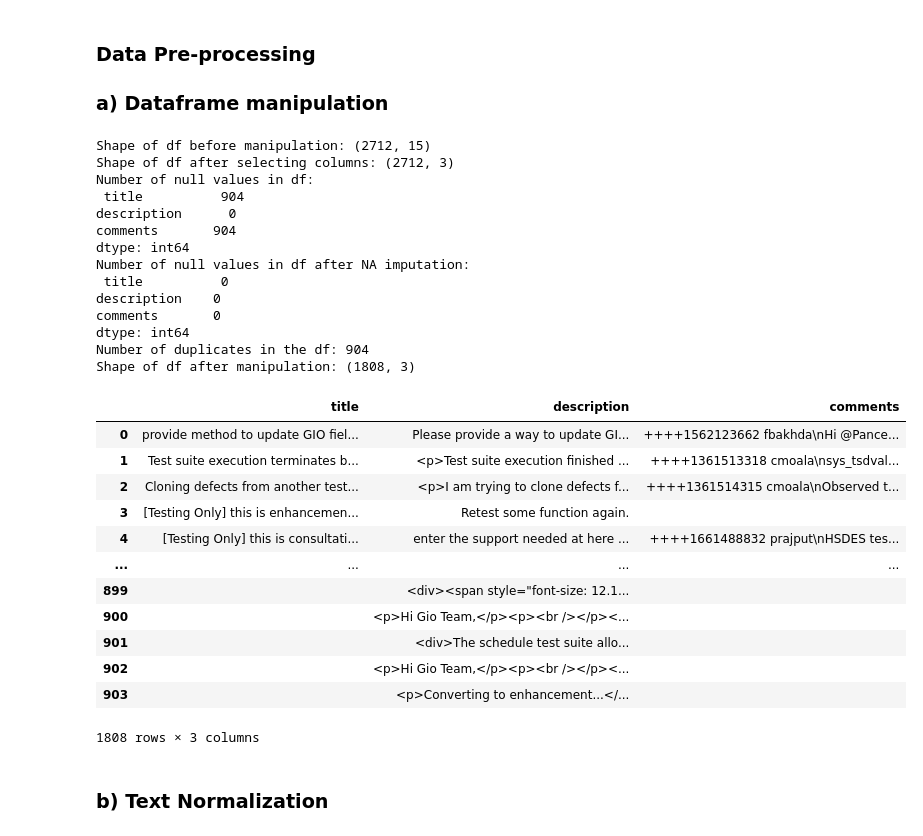
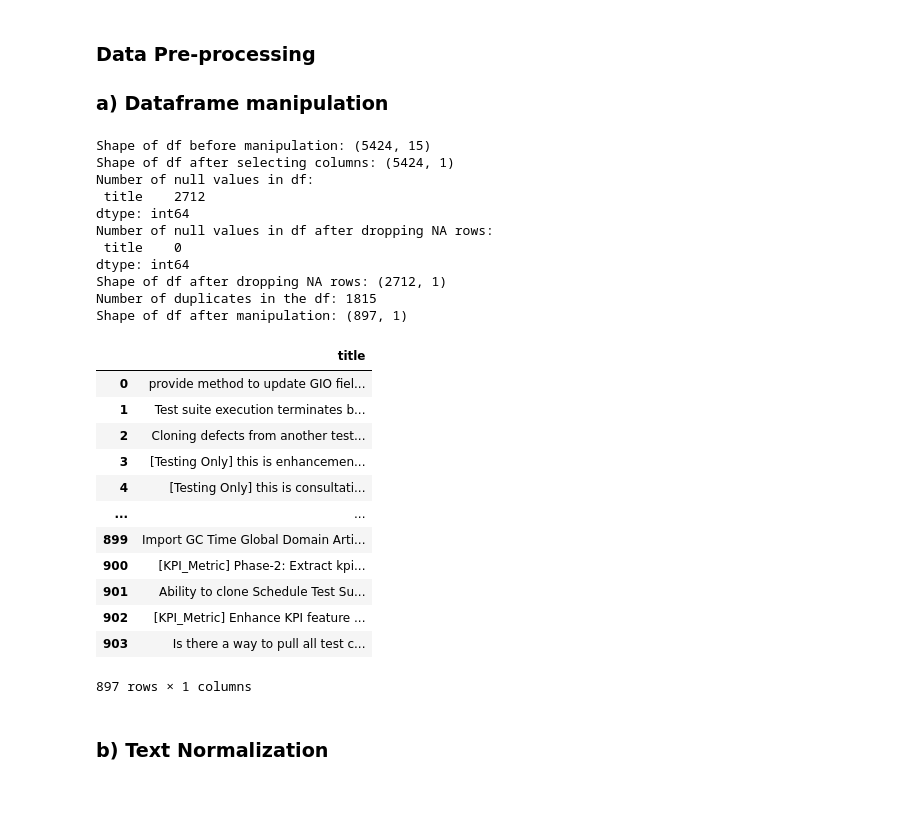
Before and after one commit to NicoleNL/ML-Track, a Jupyter notebook: Similarity_analytics_20210921.ipynb, the cells around one changed output. Saved outputs shown, nothing was run; the diff lists cells and outputs as text; code cells hidden in the pictures; blank space fills up the shorter version.

```diff
--- a/Similarity_analytics_20210921.ipynb
+++ b/Similarity_analytics_20210921.ipynb
@@ -111,6 +111,6 @@ df
 5424 rows × 15 columns
 # %%
 #load only files that follow the agreed format, choose file by date
-date= "2021-08-25"
-df = data_loading(path,df=None,date = date)
-df
+# date= "2021-08-25"
+# df = data_loading(path,df=None,date = date)
+# df
@@ -188,36 +174,34 @@ def df_manipulation(df,how,keep,cols_tokeep=None,cols_todrop=None,impute_value=N
 
     return df
 # %%
-df = df_manipulation(df,how="any",keep="first",cols_tokeep=["title","description","comments"],cols_todrop=None,impute_value="",subset=None)
+# df = df_manipulation(df,how="any",keep="first",cols_tokeep=["title","description","comments"],cols_todrop=None,impute_value="",subset=None)
+df = df_manipulation(df,how="any",keep="first",cols_tokeep=["title"],cols_todrop=None,impute_value=None,subset=["title"])
 df
 # %% [output]
-Shape of df before manipulation: (2712, 15)
-Shape of df after selecting columns: (2712, 3)
+Shape of df before manipulation: (5424, 15)
+Shape of df after selecting columns: (5424, 1)
 Number of null values in df:
- title          904
-description      0
-comments       904
+ title    2712
 dtype: int64
-Number of null values in df after NA imputation:
- title          0
-description    0
-comments       0
+Number of null values in df after dropping NA rows:
+ title    0
 dtype: int64
-Number of duplicates in the df: 904
-Shape of df after manipulation: (1808, 3)
+Shape of df after dropping NA rows: (2712, 1)
+Number of duplicates in the df: 1815
+Shape of df after manipulation: (897, 1)
-|  | title | description | comments |
-| 0 | provide method to update GIO fiel... | Please provide a way to update GI... | ++++1562123662 fbakhda\nHi @Pance... |
-| 1 | Test suite execution terminates b... | <p>Test suite execution finished ... | ++++1361513318 cmoala\nsys_tsdval... |
-| 2 | Cloning defects from another test... | <p>I am trying to clone defects f... | ++++1361514315 cmoala\nObserved t... |
-| 3 | [Testing Only] this is enhancemen... | Retest some function again. |  |
-| 4 | [Testing Only] this is consultati... | enter the support needed at here ... | ++++1661488832 prajput\nHSDES tes... |
-| ... | ... | ... | ... |
-| 899 |  | <div><span style="font-size: 12.1... |  |
-| 900 |  | <p>Hi Gio Team,</p><p><br /></p><... |  |
-| 901 |  | <div>The schedule test suite allo... |  |
-| 902 |  | <p>Hi Gio Team,</p><p><br /></p><... |  |
-| 903 |  | <p>Converting to enhancement...</... |  |
+|  | title |
+| 0 | provide method to update GIO fiel... |
+| 1 | Test suite execution terminates b... |
+| 2 | Cloning defects from another test... |
+| 3 | [Testing Only] this is enhancemen... |
+| 4 | [Testing Only] this is consultati... |
+| ... | ... |
+| 899 | Import GC Time Global Domain Arti... |
+| 900 | [KPI_Metric] Phase-2: Extract kpi... |
+| 901 | Ability to clone Schedule Test Su... |
+| 902 | [KPI_Metric] Enhance KPI feature ... |
+| 903 | Is there a way to pull all test c... |
-1808 rows × 3 columns
+897 rows × 1 columns
 # %% [markdown]
 
 ### b) Text Normalization
```
Also changed, not shown: parts of 43 cells of this notebook, 1 other file.
